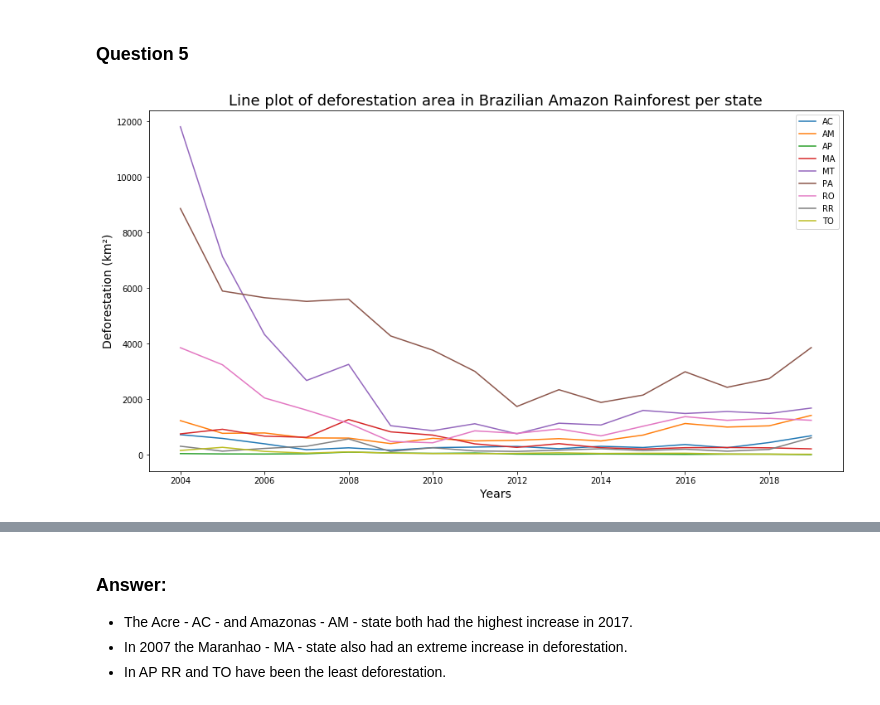
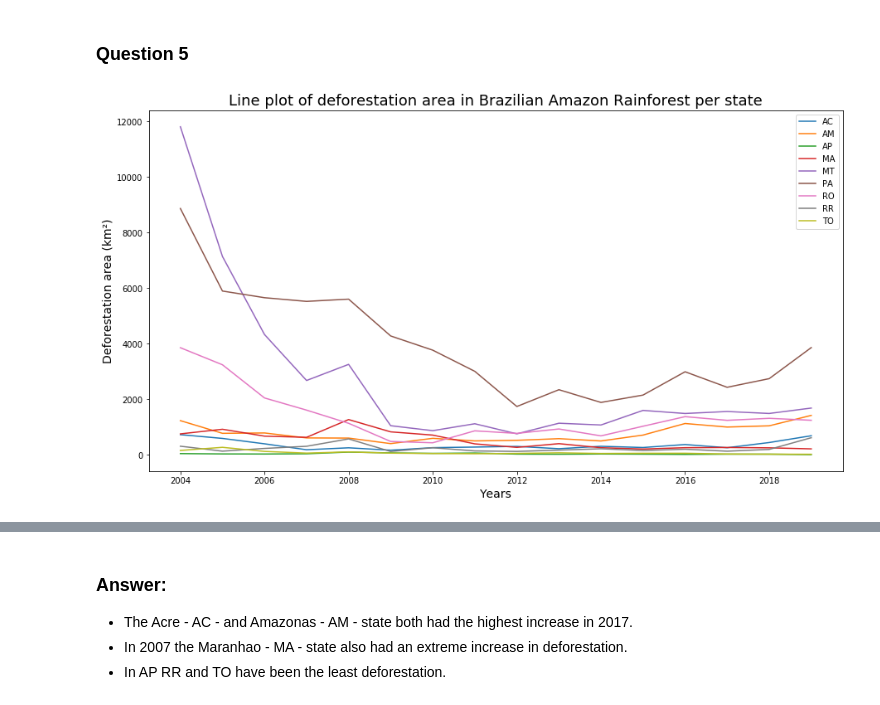
Before and after one commit to chiarabeebyte/capstoneproject8, a Jupyter notebook: Notebooks/Capstoneproject_team8.ipynb, the cells around one changed output, grey strips where cells are left out. Saved outputs shown, nothing was run; the diff lists cells and outputs as text; code cells hidden in the pictures.

```diff
--- a/Notebooks/Capstoneproject_team8.ipynb
+++ b/Notebooks/Capstoneproject_team8.ipynb
@@ -246,30 +246,30 @@ plt.show()
 # %%
 # Question 5
 # set the figure size
 plt.figure(figsize=(15,8))
 
 # Plot the data
 plt.plot(df_da['Ano/Estados'],df_da['AC'])
 plt.plot(df_da['Ano/Estados'],df_da['AM'])
 plt.plot(df_da['Ano/Estados'],df_da['AP'])
 plt.plot(df_da['Ano/Estados'],df_da['MA'])
 plt.plot(df_da['Ano/Estados'],df_da['MT'])
 plt.plot(df_da['Ano/Estados'],df_da['PA'])
 plt.plot(df_da['Ano/Estados'],df_da['RO'])
 plt.plot(df_da['Ano/Estados'],df_da['RR'])
 plt.plot(df_da['Ano/Estados'],df_da['TO'])
 
 # Add legend
 plt.legend(['AC', 'AM', 'AP', 'MA','MT', 'PA', 'RO', 'RR', 'TO'])
 
 # Add an axis name
 plt.xlabel("Years", fontsize=14)
-plt.ylabel("Deforestation (km²)", fontsize=14)
+plt.ylabel("Deforestation area (km²)", fontsize=14)
 
 # Add an title name
 plt.title('Line plot of deforestation area in Brazilian Amazon Rainforest per state', fontsize=18)
 
 # Show the plot
 plt.show()
 # %% [output]
-[figure, old version]
+[figure, new version]
```
Also changed, not shown: parts of 3 cells of this notebook.
